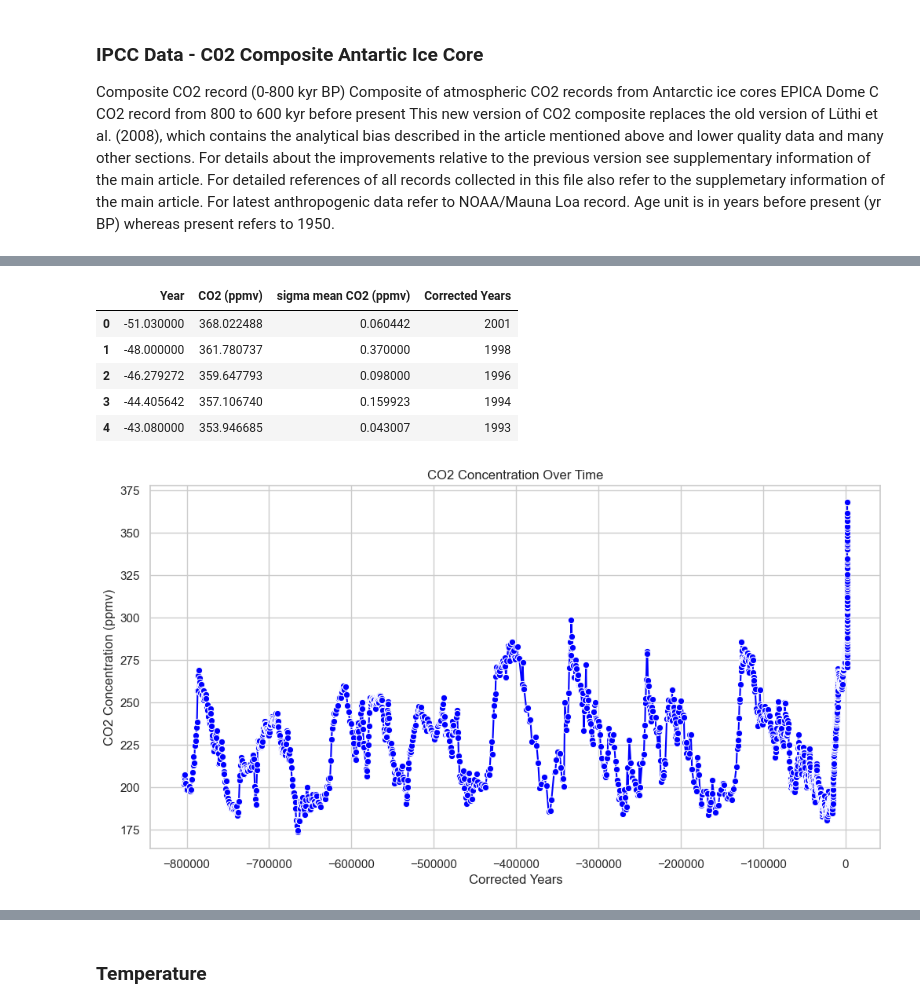
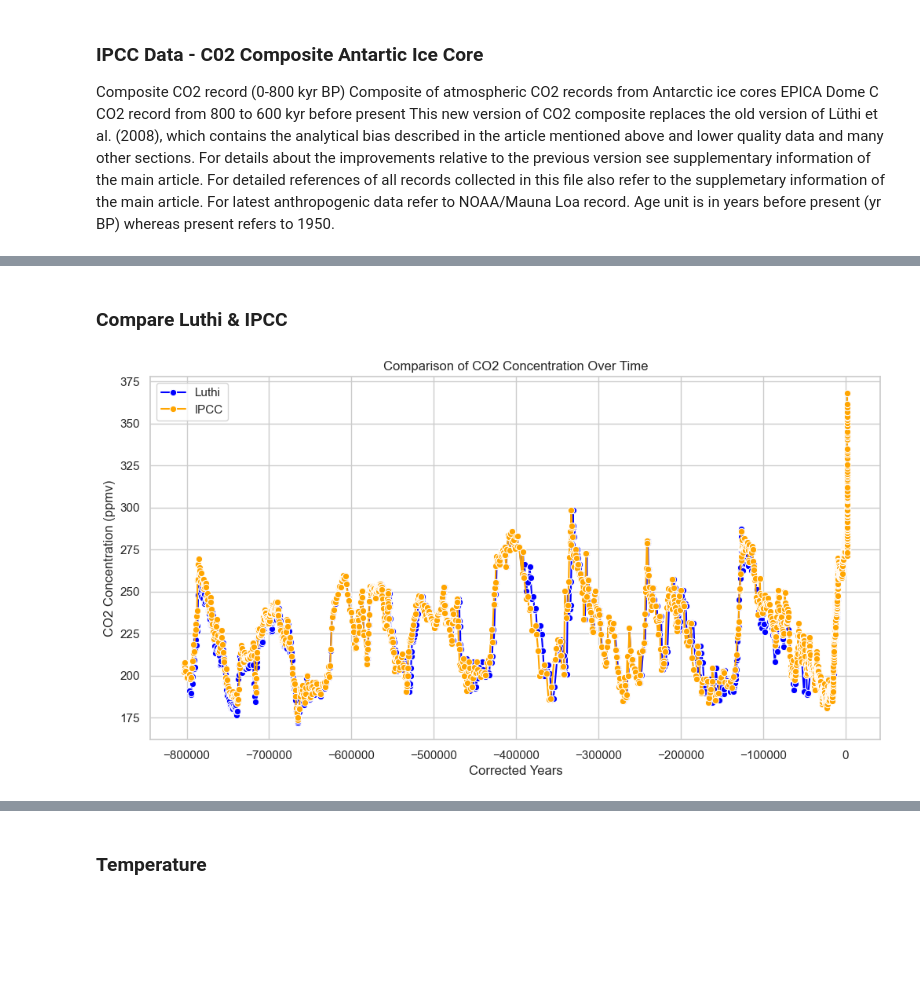
Before and after one commit to Sarahlouhast/Programming-for-Data-Analytics-Project-2, a Jupyter notebook: project.ipynb, the cells around one changed output, grey strips where cells are left out. Saved outputs shown, nothing was run; the diff lists cells and outputs as text; code cells hidden in the pictures; blank space fills up the shorter version.

```diff
--- a/project.ipynb
+++ b/project.ipynb
@@ -204,29 +226,27 @@ plt.show()
-# %%
-ipcc['Corrected Years'] = 1950 - (ipcc['Year'].astype(int))
-ipcc.head()
-# %% [output]
-|  | Year | CO2 (ppmv) | sigma mean CO2 (ppmv) | Corrected Years |
-| 0 | -51.030000 | 368.022488 | 0.060442 | 2001 |
-| 1 | -48.000000 | 361.780737 | 0.370000 | 1998 |
-| 2 | -46.279272 | 359.647793 | 0.098000 | 1996 |
-| 3 | -44.405642 | 357.106740 | 0.159923 | 1994 |
-| 4 | -43.080000 | 353.946685 | 0.043007 | 1993 |
-# %%
-# Set Seaborn style
-sns.set(style="whitegrid")
-
-# Plot the data using Seaborn
-plt.figure(figsize=(12, 6))
-sns.lineplot(x='Corrected Years', y='CO2 (ppmv)', data=ipcc, marker='o', color='blue', ci=None)
-
-# Reverse the x-axis
-#plt.gca().invert_xaxis()
-
-# Adding labels and title
-plt.xlabel('Corrected Years')
-plt.ylabel('CO2 Concentration (ppmv)')
-plt.title('CO2 Concentration Over Time')
-
-plt.show()
-# %% [output]
-[figure, removed]
+# %% [markdown]
+### Compare Luthi & IPCC
+# %%
+# Set Seaborn style
+sns.set(style="whitegrid")
+
+# Create subplots
+fig, ax = plt.subplots(figsize=(12, 6))
+
+# Plot data from the first DataFrame (luthi)
+sns.lineplot(x='Corrected Years', y='CO2 (ppmv)', data=luthi, marker='o', color='blue', ci=None, label='Luthi', ax=ax)
+
+# Plot data from the second DataFrame (ipcc)
+sns.lineplot(x='Corrected Years', y='CO2 (ppmv)', data=ipcc, marker='o', color='orange', ci=None, label='IPCC', ax=ax)
+
+# Reverse the x-axis if needed
+#plt.gca().invert_xaxis()
+
+# Adding labels and title
+plt.xlabel('Corrected Years')
+plt.ylabel('CO2 Concentration (ppmv)')
+plt.title('Comparison of CO2 Concentration Over Time')
+plt.legend()
+plt.grid(True)
+plt.show()
+# %% [output]
+[figure, added]
```
Also changed, not shown: parts of 29 cells of this notebook, 3 other files.
